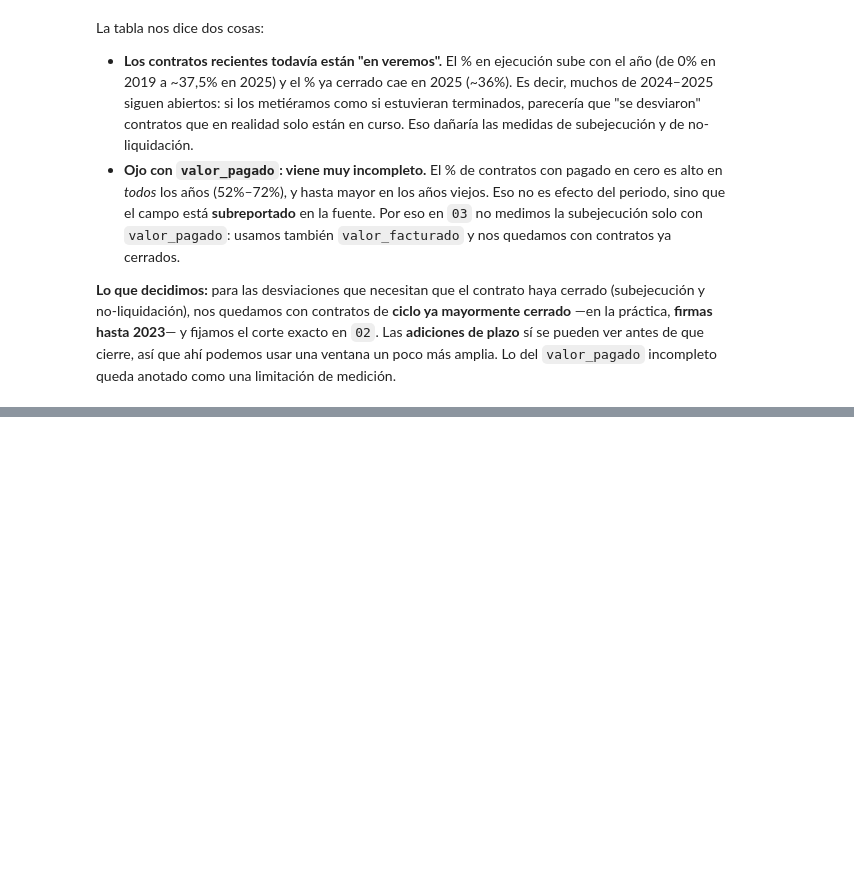
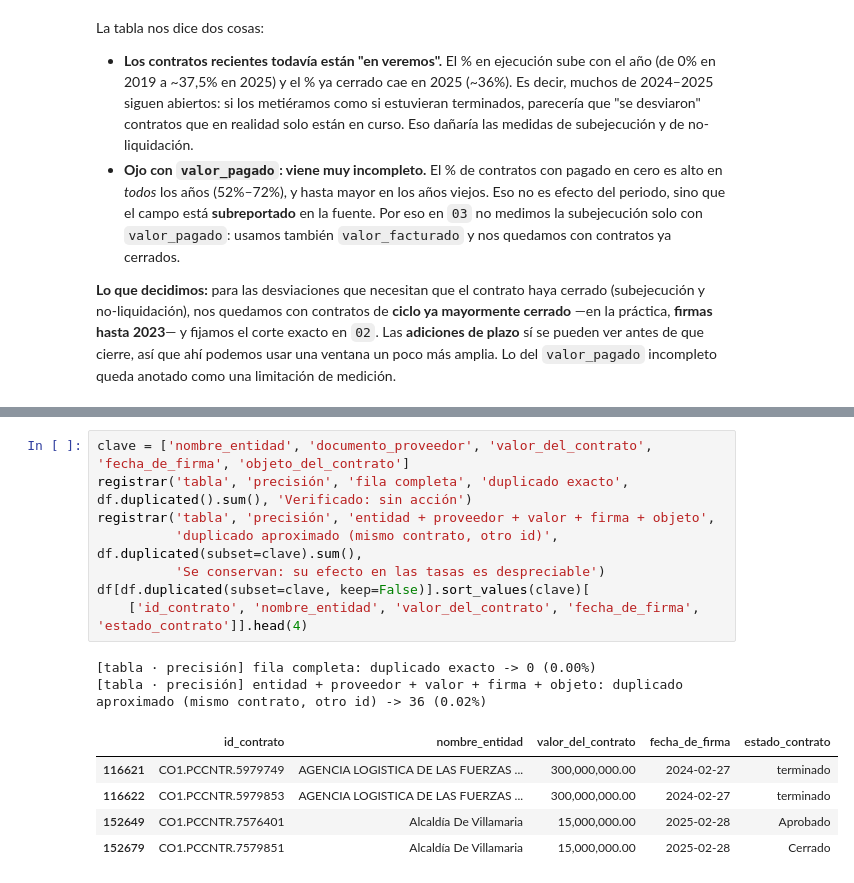
Before and after one commit to Danielfts/MINE-ciencia-de-datos, a Jupyter notebook: Taller 1/notebooks/01_entendimiento.ipynb, the cells around one changed output, grey strips where cells are left out. Saved outputs shown, nothing was run; the diff lists cells and outputs as text; blank space fills up the shorter version.

```diff
--- a/Taller 1/notebooks/01_entendimiento.ipynb
+++ b/Taller 1/notebooks/01_entendimiento.ipynb
@@ -588,0 +666,16 @@ id_contrato duplicados      : 0
+# %%
+clave = ['nombre_entidad', 'documento_proveedor', 'valor_del_contrato', 'fecha_de_firma', 'objeto_del_contrato']
+registrar('tabla', 'precisión', 'fila completa', 'duplicado exacto', df.duplicated().sum(), 'Verificado: sin acción')
+registrar('tabla', 'precisión', 'entidad + proveedor + valor + firma + objeto',
+          'duplicado aproximado (mismo contrato, otro id)', df.duplicated(subset=clave).sum(),
+          'Se conservan: su efecto en las tasas es despreciable')
+df[df.duplicated(subset=clave, keep=False)].sort_values(clave)[
+    ['id_contrato', 'nombre_entidad', 'valor_del_contrato', 'fecha_de_firma', 'estado_contrato']].head(4)
+# %% [output]
+[tabla · precisión] fila completa: duplicado exacto -> 0 (0.00%)
+[tabla · precisión] entidad + proveedor + valor + firma + objeto: duplicado aproximado (mismo contrato, otro id) -> 36 (0.02%)
+|  | id_contrato | nombre_entidad | valor_del_contrato | fecha_de_firma | estado_contrato |
+| 116621 | CO1.PCCNTR.5979749 | AGENCIA LOGISTICA DE LAS FUERZAS ... | 300,000,000.00 | 2024-02-27 | terminado |
+| 116622 | CO1.PCCNTR.5979853 | AGENCIA LOGISTICA DE LAS FUERZAS ... | 300,000,000.00 | 2024-02-27 | terminado |
+| 152649 | CO1.PCCNTR.7576401 | Alcaldía De Villamaria | 15,000,000.00 | 2025-02-28 | Aprobado |
+| 152679 | CO1.PCCNTR.7579851 | Alcaldía De Villamaria | 15,000,000.00 | 2025-02-28 | Cerrado |
```
Also changed, not shown: parts of 44 cells of this notebook, 1 other file.
